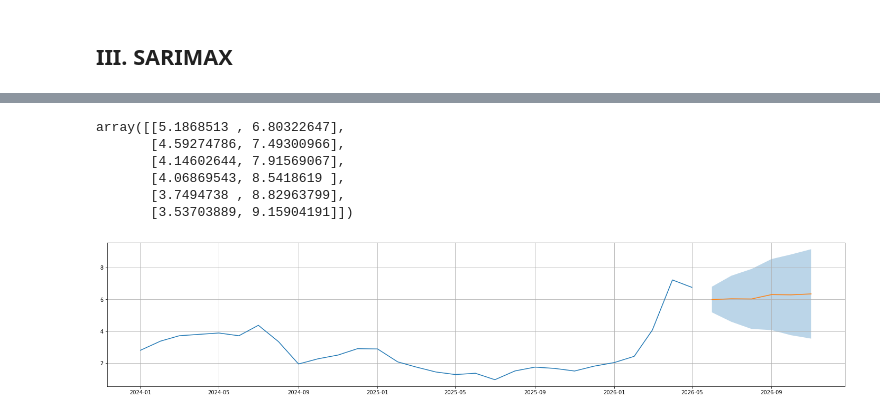
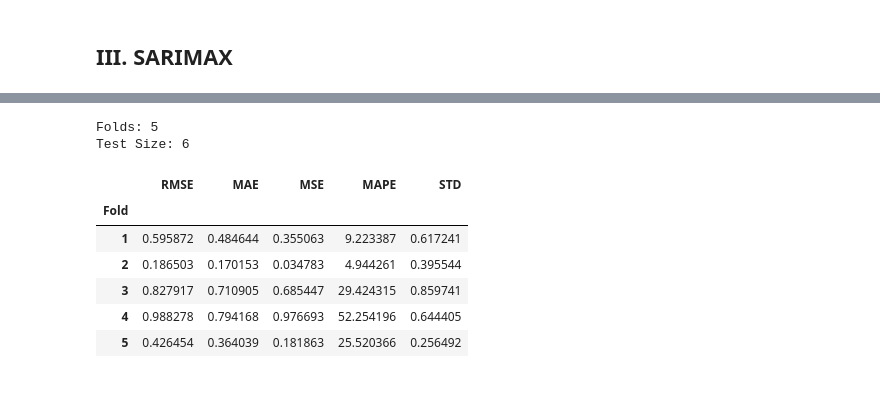
Before and after one commit to xxtofff/Inflation-Forecasting, a Jupyter notebook: notebooks/04_sarima.ipynb, the cells around one changed output, grey strips where cells are left out. Saved outputs shown, nothing was run; the diff lists cells and outputs as text; code cells hidden in the pictures; blank space fills up the shorter version.

```diff
--- a/notebooks/03_sarima.ipynb
+++ b/notebooks/04_sarima.ipynb
@@ -194,18 +212,15 @@ Freq: MS, dtype: float64
-# %%
-conf
-# %% [output]
-array([[5.1868513 , 6.80322647],
-       [4.59274786, 7.49300966],
-       [4.14602644, 7.91569067],
-       [4.06869543, 8.5418619 ],
-       [3.7494738 , 8.82963799],
-       [3.53703889, 9.15904191]])
-# %%
-plt.figure(figsize = (25, 5))
-plt.plot(inf_rate['2024':])
-plt.plot(forecast)
-plt.fill_between(forecast.index, conf[:, 0], conf[:,1], alpha = 0.3)
-plt.grid(True)
-plt.show()
-# %% [output]
-[figure, removed]
+# %%
+reduced_inf_train = full_data[:-test_size]
+reduced_inf_test = full_data[-test_size:]
+# %%
+sarimax_test(ts_data = reduced_inf_train, n_splits = n_splits, test_size = test_size, target_col = targ_col)
+# %% [output]
+Folds: 5
+Test Size: 6
+|  | RMSE | MAE | MSE | MAPE | STD |
+| Fold |  |  |  |  |  |
+| 1 | 0.595872 | 0.484644 | 0.355063 | 9.223387 | 0.617241 |
+| 2 | 0.186503 | 0.170153 | 0.034783 | 4.944261 | 0.395544 |
+| 3 | 0.827917 | 0.710905 | 0.685447 | 29.424315 | 0.859741 |
+| 4 | 0.988278 | 0.794168 | 0.976693 | 52.254196 | 0.644405 |
+| 5 | 0.426454 | 0.364039 | 0.181863 | 25.520366 | 0.256492 |
```
Also changed, not shown: parts of 26 cells of this notebook, 20 other files.
